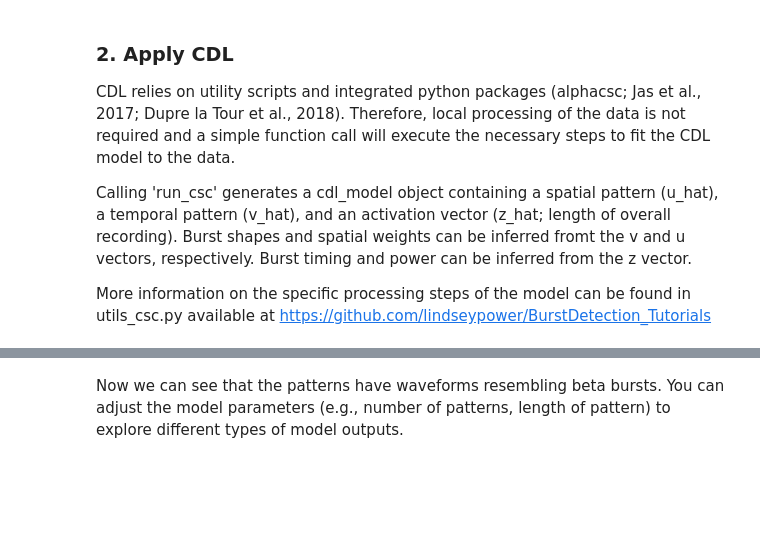
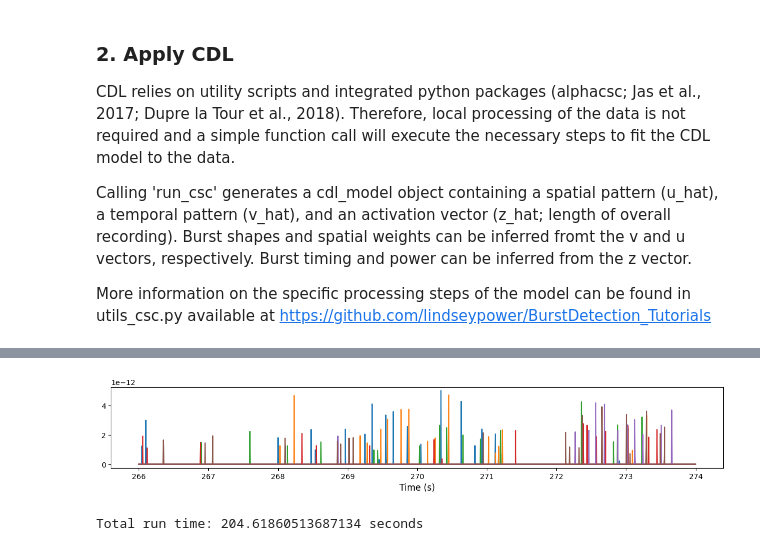
Before and after one commit to lindseypower/BurstDetection_Tutorials, a Jupyter notebook: Tutorials/CDL.ipynb, the cells around one changed output, grey strips where cells are left out. Saved outputs shown, nothing was run; the diff lists cells and outputs as text; code cells hidden in the pictures; blank space fills up the shorter version.

```diff
--- a/Tutorials/CDL.ipynb
+++ b/Tutorials/CDL.ipynb
@@ -390,5 +401,0 @@ Most of these atoms resemble occipital alpha type patterns because alpha tends t
-# %%
-# Filter the data to 15-30 Hz frequency range and then run CDL model again
-raw.filter(15,30)
-dat = raw.get_data(picks=['meg'])
-cdl_model, z_hat_ = run_csc(dat,**CDL_PARAMS)
@@ -489,2 +402,17 @@ Effective window size : 0.500 (s)
-# %% [markdown]
-Now we can see that the patterns have waveforms resembling beta bursts. You can adjust the model parameters (e.g., number of patterns, length of pattern) to explore different types of model outputs.
+# %%
+# Plot the activation vector for each atom for 8 second time window
+fig = plt.figure(figsize=(15,2))
+for i in range(n_atoms_est):
+    padding = np.zeros(int(atom_duration*Fs-1))
+    z_hat = z_hat_[0,i,:]
+    z_hat = np.concatenate([z_hat, padding])
+    t1 = np.arange(0,dat.shape[1])/ Fs
+    plt.plot(t1[66500:68500], z_hat[66500:68500])
+    plt.xlabel("Time (s)", fontsize=fontsize)
+plt.show()
+# %% [output]
+[figure, added]
+# %%
+print("Total run time: %s seconds" % (time.time() - start_time))
+# %% [output]
+Total run time: 204.61860513687134 seconds
```
Also changed, not shown: parts of 11 cells of this notebook, 6 other files.
